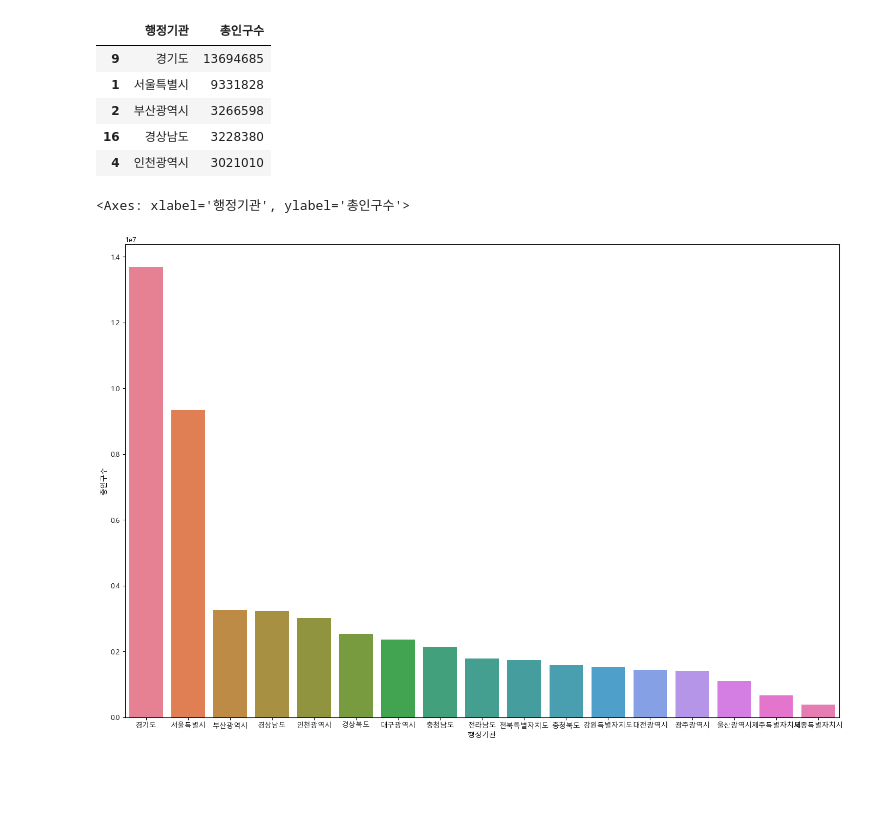
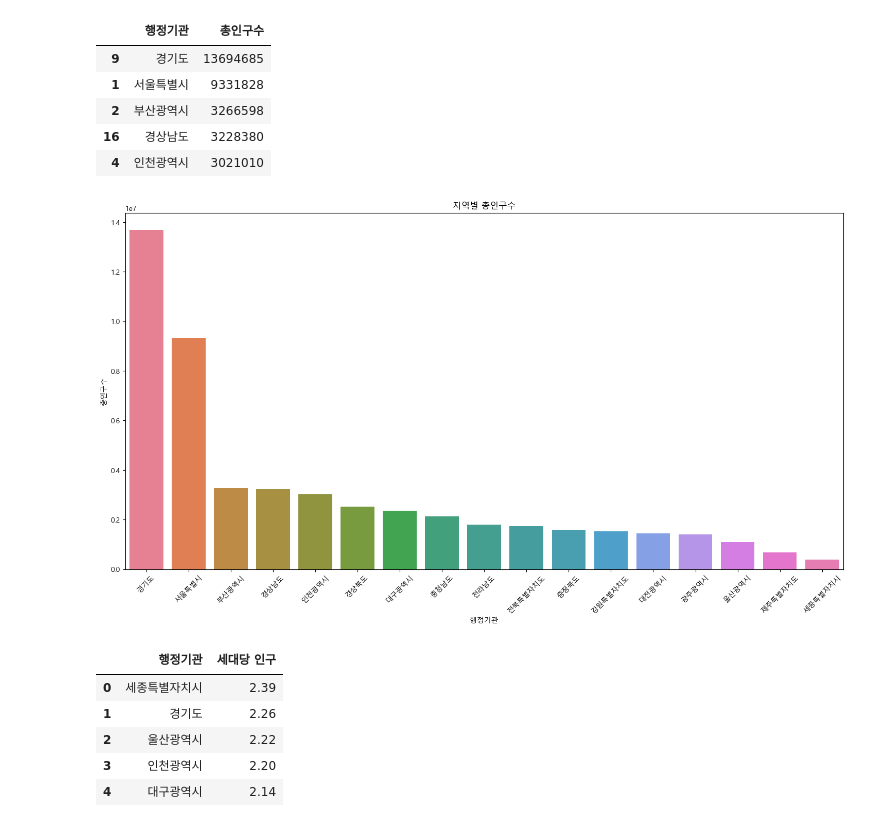
Before and after one commit to seoyeon020/Python_Webscraping_Analysis, a Jupyter notebook: 연습문제_웹스크래핑/인구현황분석.ipynb, the cells around one changed output. Saved outputs shown, nothing was run; the diff lists cells and outputs as text; code cells hidden in the pictures; blank space fills up the shorter version.

```diff
--- a/연습문제_웹스크래핑/인구현황분석.ipynb
+++ b/연습문제_웹스크래핑/인구현황분석.ipynb
@@ -3,10 +3,11 @@
 # %%
 import pandas as pd
 person = pd.read_csv('../data/인구현황.csv')
+person = person[person['행정기관'] != '전국']
 person
 # %%
 # 1. 지역별 총인구수 Top5
-top5 = person[['행정기관','총인구수']].sort_values(by='총인구수',ascending=False).iloc[1:]
+top5 = person[['행정기관','총인구수']].sort_values(by='총인구수',ascending=False)
 top5.head()
 # %% [output]
 |  | 행정기관 | 총인구수 |
@@ -16,20 +17,37 @@ top5.head()
 | 16 | 경상남도 | 3228380 |
 | 4 | 인천광역시 | 3021010 |
 # %%
+# 1-1. 지역별 총인구수 plot 시각화
+
 import matplotlib
 import matplotlib.pyplot as plt
 import matplotlib.font_manager as fm
 import seaborn as sns
 
 #한글폰트 path 설정
 font_path = 'C:\\Windows\\Fonts\\malgun.ttf'
 #font의 파일정보로 font name 을 알아내기
 font_name = fm.FontProperties(fname=font_path).get_name()
 matplotlib.rc('font', family=font_name)
 
 figure, ax1 = plt.subplots(nrows=1, ncols=1)
-figure.set_size_inches(18,12)
-sns.barplot(data=top5, x="행정기관", y="총인구수", ax=ax1,hue='행정기관')
+figure.set_size_inches(18,9)
+top5_plot = sns.barplot(data=top5, x="행정기관", y="총인구수", ax=ax1,hue='행정기관')
+top5_plot.set_title(f'지역별 총인구수')
+plt.xticks(rotation=45)
+
+plt.show()
 # %% [output]
-<Axes: xlabel='행정기관', ylabel='총인구수'>
-[figure, old version]
+[figure, new version]
+# %%
+# 2. 세대당 인구수 높은 지역 To5
+
+house5 = person[['행정기관','세대당 인구']].sort_values(by='세대당 인구',ascending=False).reset_index(drop=True)
+house5.head()
+# %% [output]
+|  | 행정기관 | 세대당 인구 |
+| 0 | 세종특별자치시 | 2.39 |
+| 1 | 경기도 | 2.26 |
+| 2 | 울산광역시 | 2.22 |
+| 3 | 인천광역시 | 2.20 |
+| 4 | 대구광역시 | 2.14 |
```
Also changed, not shown: parts of 3 cells of this notebook.
